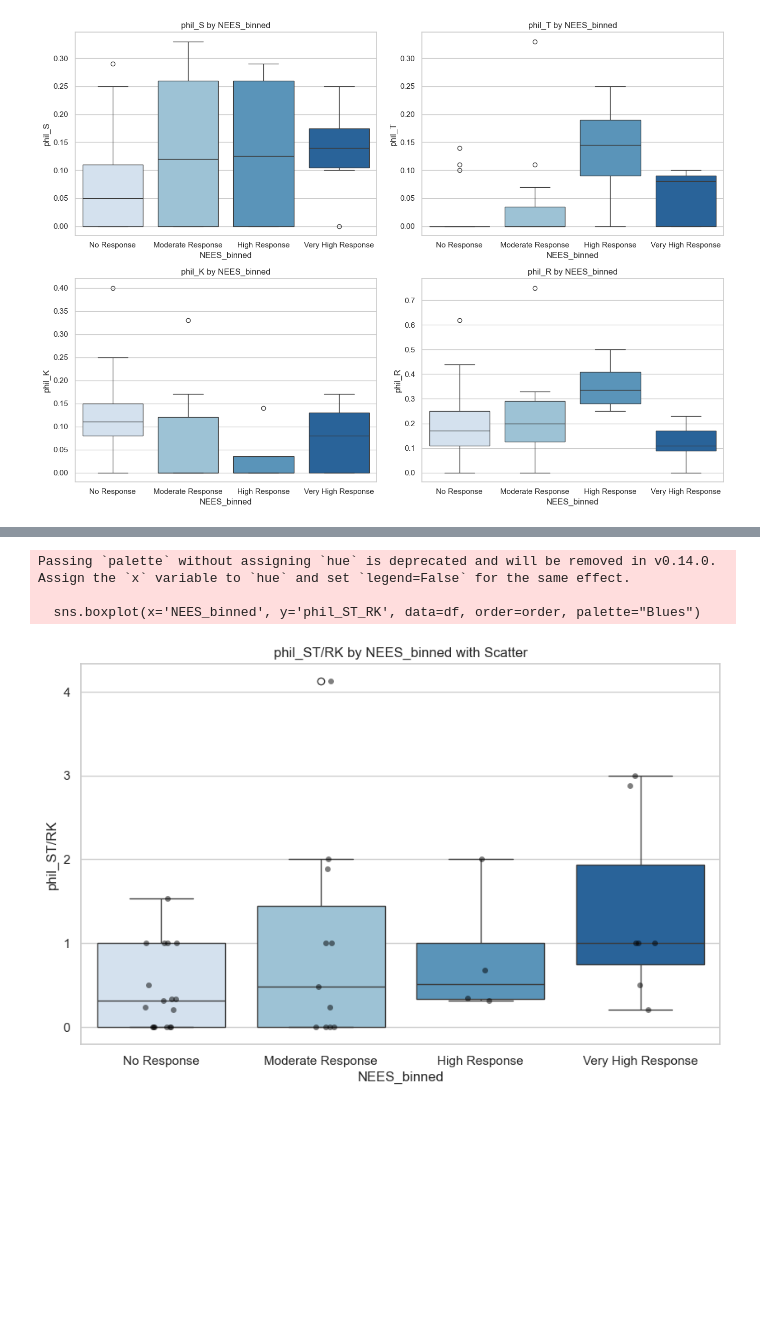
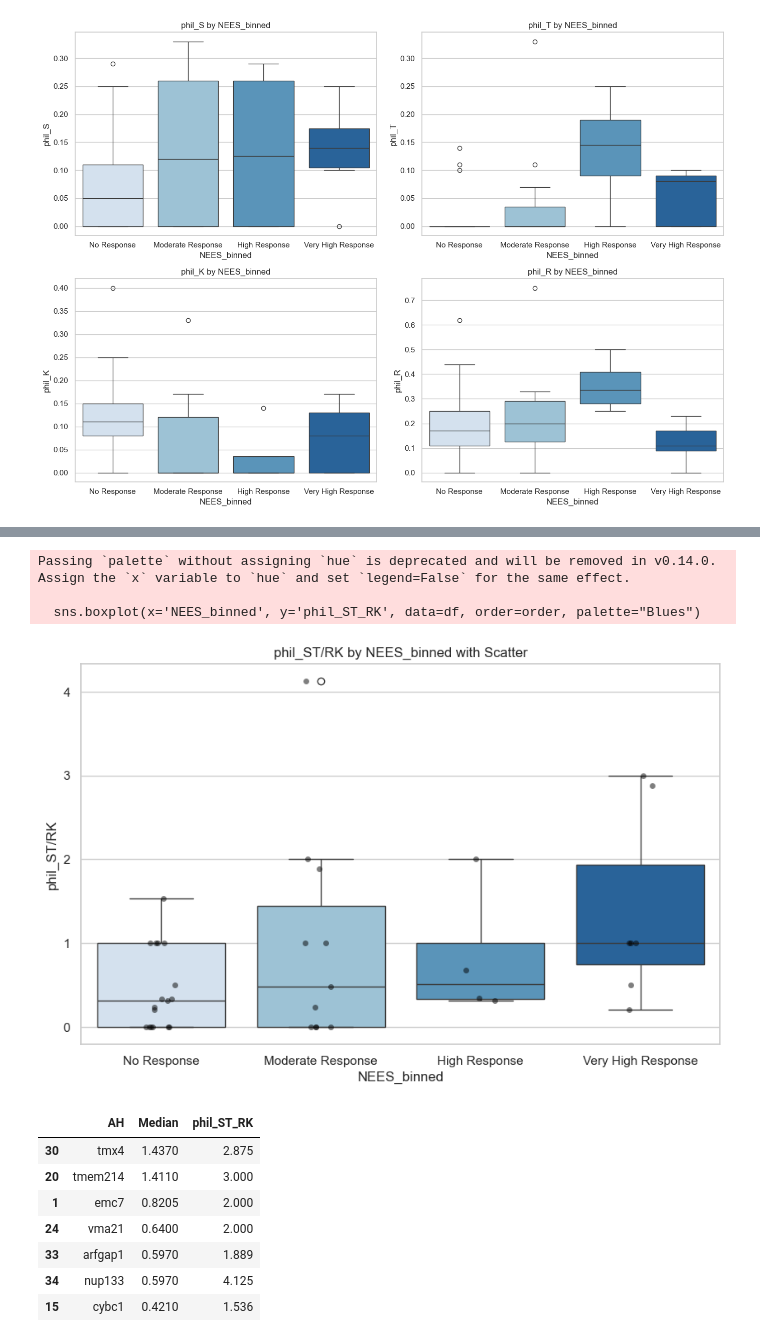
Before and after one commit to shokenlee/AH_AAcomposition, a Jupyter notebook: BinnedNEES_AAcomp_plot.ipynb, the cells around one changed output, grey strips where cells are left out. Cells and saved outputs as stored; diff of their text form; code cells hidden in the pictures; blank space fills up the shorter version.

```diff
--- a/BinnedNEES_AAcomp_plot.ipynb
+++ b/BinnedNEES_AAcomp_plot.ipynb
@@ -89,4 +97,7 @@ Passing `palette` without assigning `hue` is deprecated and will be removed in v
 # %%
+# create ST:RK ratio and round it to 2 decimail points
+df['phil_ST_RK'] = (df['phil_S_T'] / df['phil_R_K']).round(3)
+
 # Create a box plot overlaid with scatter plot for 'phil_ST_RK' by 'NEES_binned'
 plt.figure(figsize=(10, 6))
 
@@ -104,4 +115,17 @@ plt.show()
 Passing `palette` without assigning `hue` is deprecated and will be removed in v0.14.0. Assign the `x` variable to `hue` and set `legend=False` for the same effect.
 
   sns.boxplot(x='NEES_binned', y='phil_ST_RK', data=df, order=order, palette="Blues")
-[figure, old version]
+[figure, new version]
+# %%
+df_copy = df[df['phil_ST_RK'] > 1.5]
+# %%
+df_copy[['AH', 'Median', 'phil_ST_RK']].sort_values(['Median'], ascending=False)
+# %% [output]
+|  | AH | Median | phil_ST_RK |
+| 30 | tmx4 | 1.4370 | 2.875 |
+| 20 | tmem214 | 1.4110 | 3.000 |
+| 1 | emc7 | 0.8205 | 2.000 |
+| 24 | vma21 | 0.6400 | 2.000 |
+| 33 | arfgap1 | 0.5970 | 1.889 |
+| 34 | nup133 | 0.5970 | 4.125 |
+| 15 | cybc1 | 0.4210 | 1.536 |
```
Also changed, not shown: parts of 3 cells of this notebook, 1 other file.
